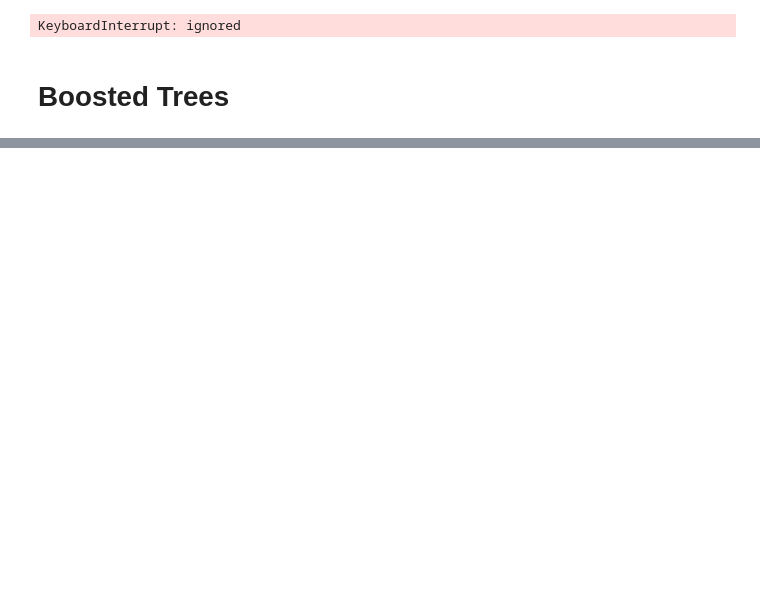
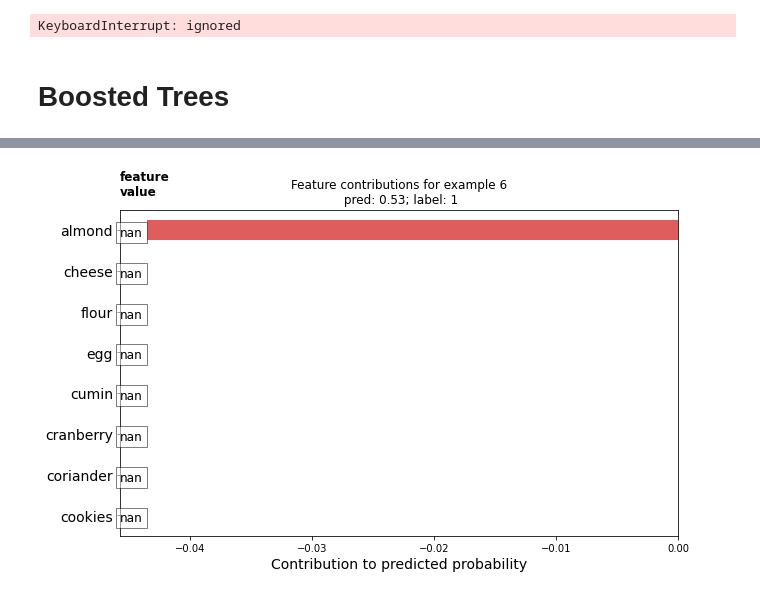
Before and after one commit to kwcay/jayne-eats-prototype, a Jupyter notebook: ml/notes/model-exploration-tf.ipynb, the cells around one changed output, grey strips where cells are left out. Cells and saved outputs as stored; diff of their text form; code cells hidden in the pictures; blank space fills up the shorter version.

```diff
--- a/ml/notes/model-exploration-tf.ipynb
+++ b/ml/notes/model-exploration-tf.ipynb
@@ -245,0 +317,6 @@ print(pd.Series(result))
+# %%
+boosted_trees_predictions = list(boosted_trees_est.experimental_predict_with_explanations(eval_input_fn))
+labels = y_test.values
+boosted_trees_probabilities = pd.Series([pred['probabilities'][1] for pred in boosted_trees_predictions])
+boosted_trees_dfc = pd.DataFrame([pred['dfc'] for pred in boosted_trees_predictions])
+boosted_trees_dfc.describe().T
@@ -245,0 +399,20 @@ print(pd.Series(result))
+# %%
+# Plot results.
+
+# Index of example to choose.
+boosted_trees_ID = 6
+
+# Example in evaluation set.
+example = boosted_trees_dfc.iloc[boosted_trees_ID]
+
+# View top n features.
+TOP_N = 12
+
+sorted_ix = example.abs().sort_values()[-TOP_N:].index
+ax = plot_example(example)
+ax.set_title('Feature contributions for example {}\n pred: {:1.2f}; label: {}'\
+             .format(boosted_trees_ID, boosted_trees_probabilities[boosted_trees_ID], labels[boosted_trees_ID]))
+ax.set_xlabel('Contribution to predicted probability', size=14)
+plt.show()
+# %% [output]
+[figure, added]
```
Also changed, not shown: parts of 20 cells of this notebook.
